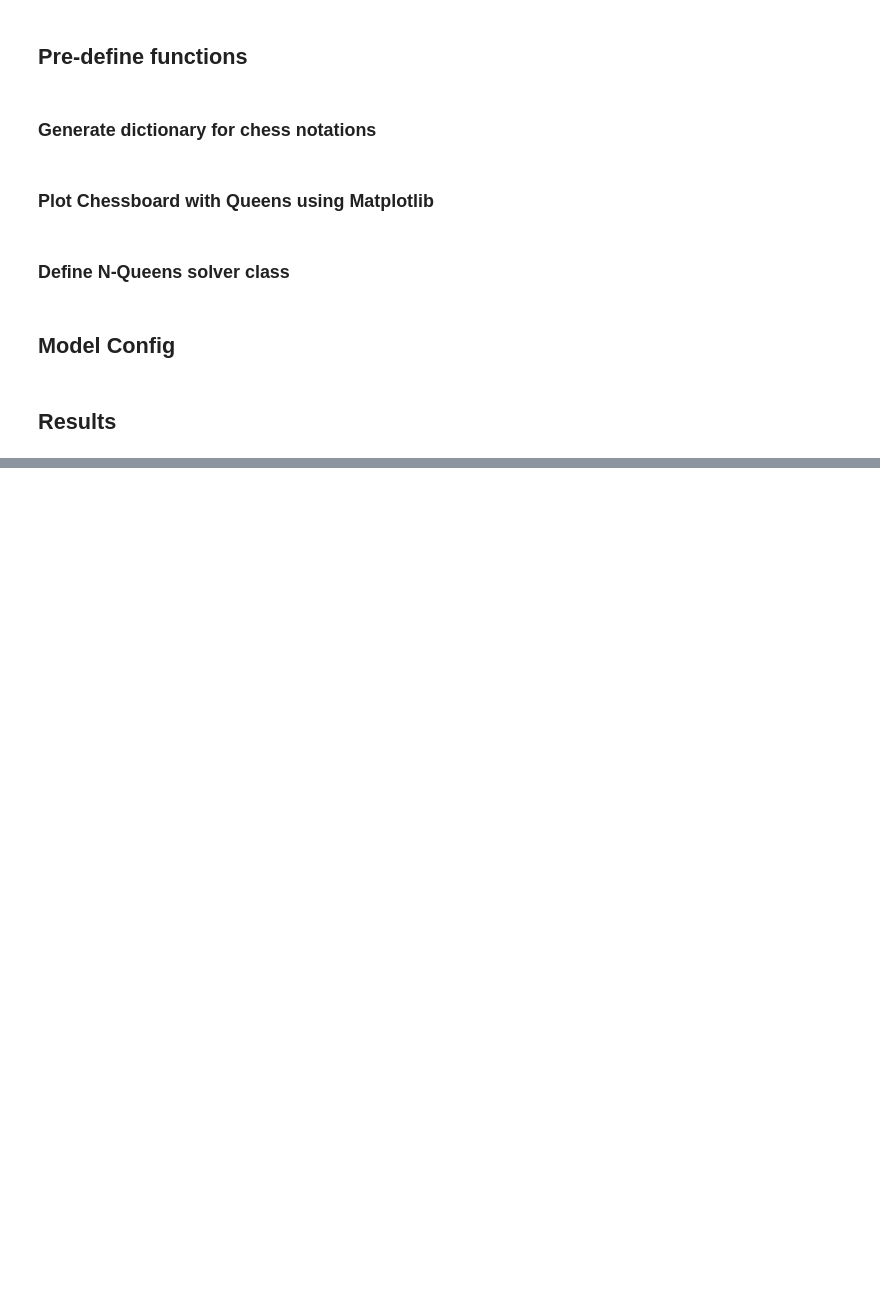
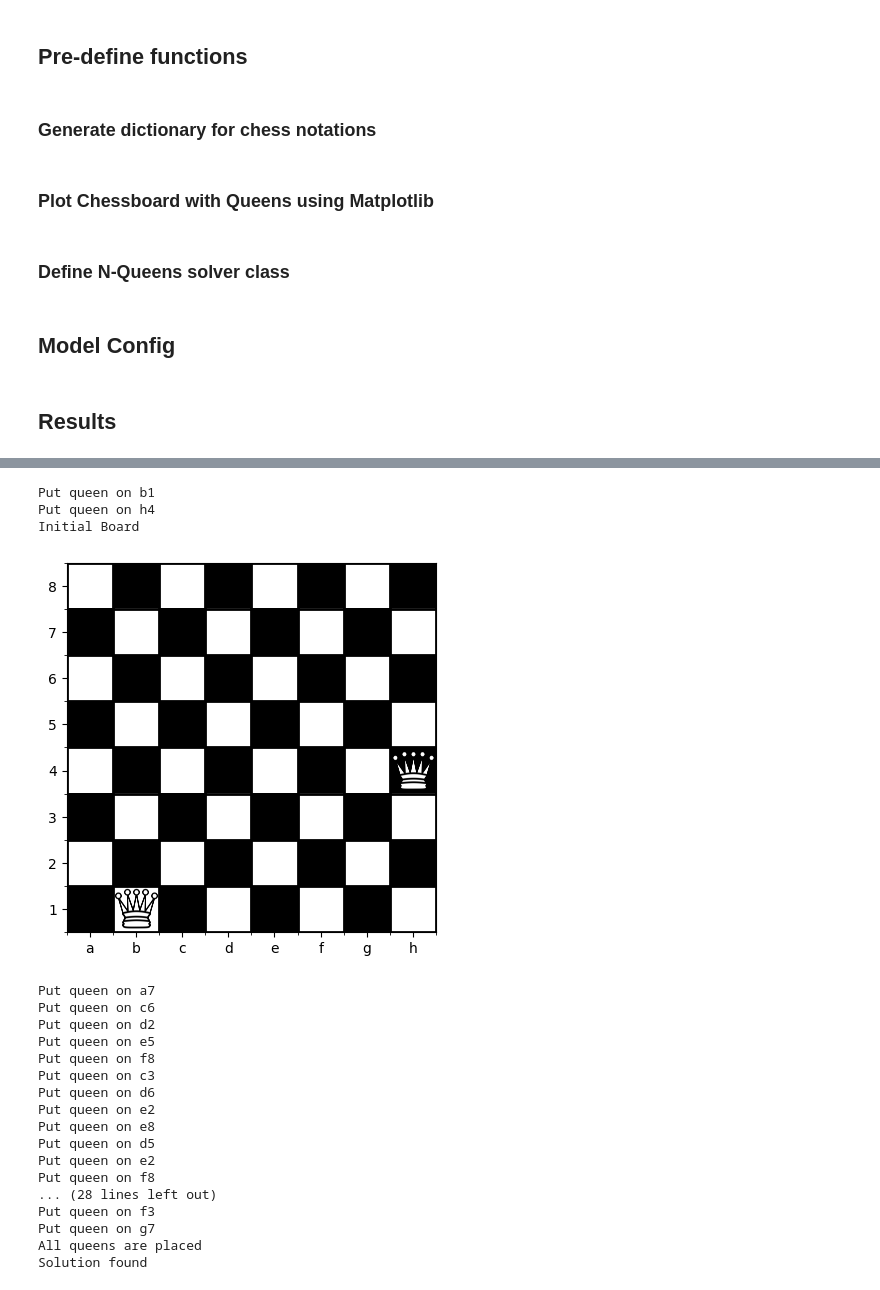
Before and after one commit to Harshit-Ch/N-Queens, a Jupyter notebook: NQueens.ipynb, the cells around one changed output, grey strips where cells are left out. Cells and saved outputs as stored; diff of their text form; code cells hidden in the pictures; blank space fills up the shorter version.

```diff
--- a/NQueens.ipynb
+++ b/NQueens.ipynb
@@ -154,0 +178,28 @@ Solution found
+# %%
+n = 8  # size of chessboard (can be any number)
+nqueens_with_initial_position = NQueens(n,
+                  image_path=queen_image_path,
+                  initial_position=[(0,1), (3,7)]) # Assigns a variable to the model
+nqueens_with_initial_position.solve()
+# %% [output]
+Put queen on b1
+Put queen on h4
+Initial Board
+[figure, added]
+Put queen on a7
+Put queen on c6
+Put queen on d2
+Put queen on e5
+Put queen on f8
+Put queen on c3
+Put queen on d6
+Put queen on e2
+Put queen on e8
+Put queen on d5
+Put queen on e2
+Put queen on f8
+... (28 lines left out)
+Put queen on f3
+Put queen on g7
+All queens are placed
+Solution found
```
Also changed, not shown: parts of 3 cells of this notebook.
